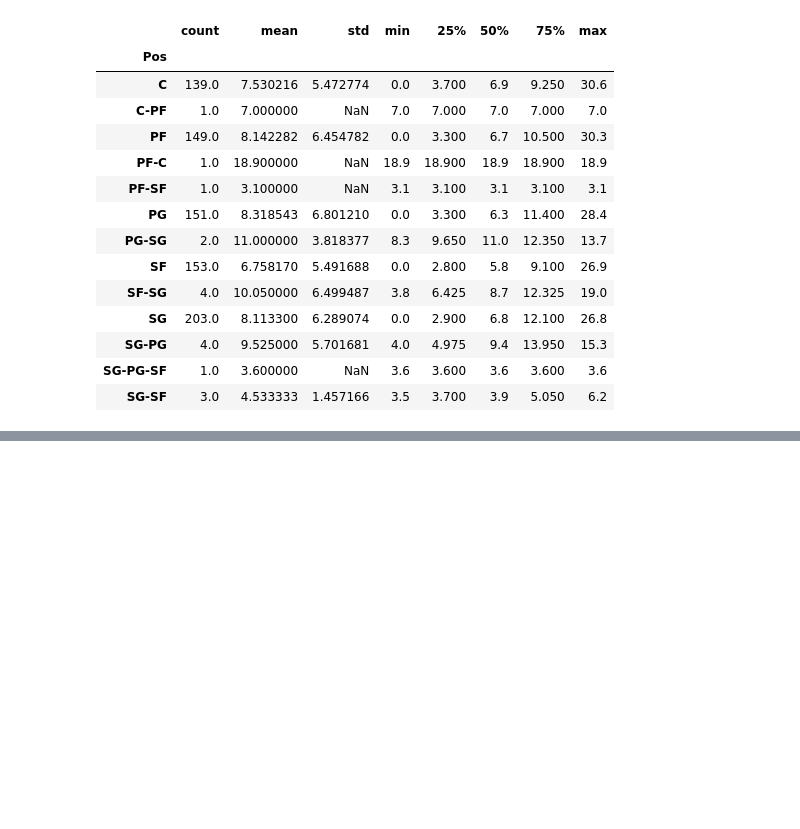
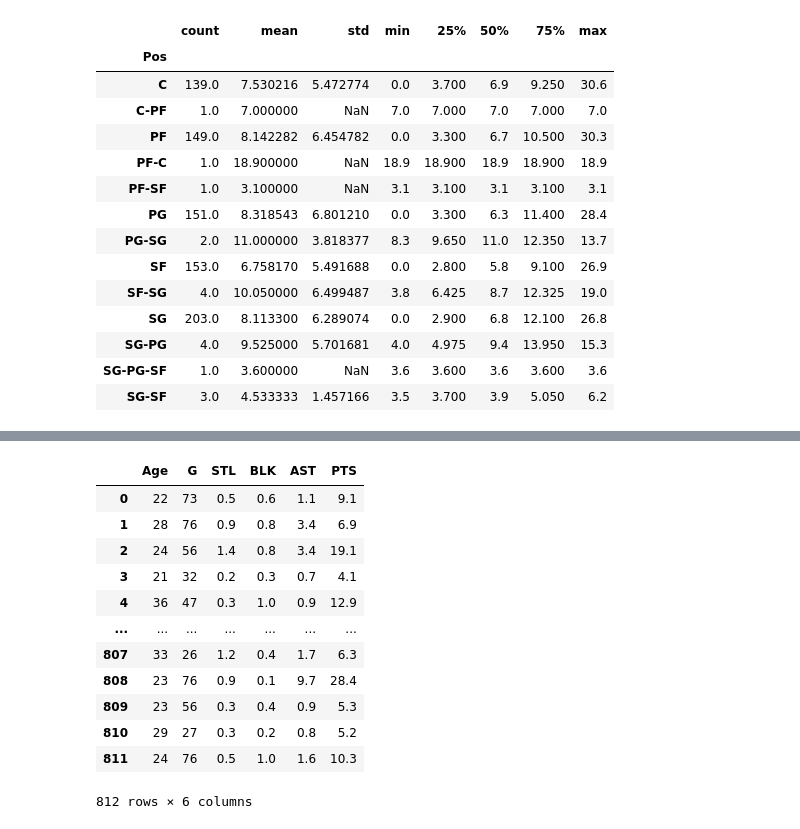
Before and after one commit to mlyngholm/basketball, a Jupyter notebook: basketball2022.ipynb, the cells around one changed output, grey strips where cells are left out. Cells and saved outputs as stored; diff of their text form; code cells hidden in the pictures; blank space fills up the shorter version.

```diff
--- a/basketball2022.ipynb
+++ b/basketball2022.ipynb
@@ -510,0 +531,18 @@ sns.heatmap(corr, square=True)
+# %%
+selections = ["Age", "G", "STL", "BLK", "AST", "PTS"]
+df5 = df[selections]
+df5
+# %% [output]
+|  | Age | G | STL | BLK | AST | PTS |
+| 0 | 22 | 73 | 0.5 | 0.6 | 1.1 | 9.1 |
+| 1 | 28 | 76 | 0.9 | 0.8 | 3.4 | 6.9 |
+| 2 | 24 | 56 | 1.4 | 0.8 | 3.4 | 19.1 |
+| 3 | 21 | 32 | 0.2 | 0.3 | 0.7 | 4.1 |
+| 4 | 36 | 47 | 0.3 | 1.0 | 0.9 | 12.9 |
+| ... | ... | ... | ... | ... | ... | ... |
+| 807 | 33 | 26 | 1.2 | 0.4 | 1.7 | 6.3 |
+| 808 | 23 | 76 | 0.9 | 0.1 | 9.7 | 28.4 |
+| 809 | 23 | 56 | 0.3 | 0.4 | 0.9 | 5.3 |
+| 810 | 29 | 27 | 0.3 | 0.2 | 0.8 | 5.2 |
+| 811 | 24 | 76 | 0.5 | 1.0 | 1.6 | 10.3 |
+812 rows × 6 columns
```
Also changed, not shown: parts of 41 cells of this notebook.
